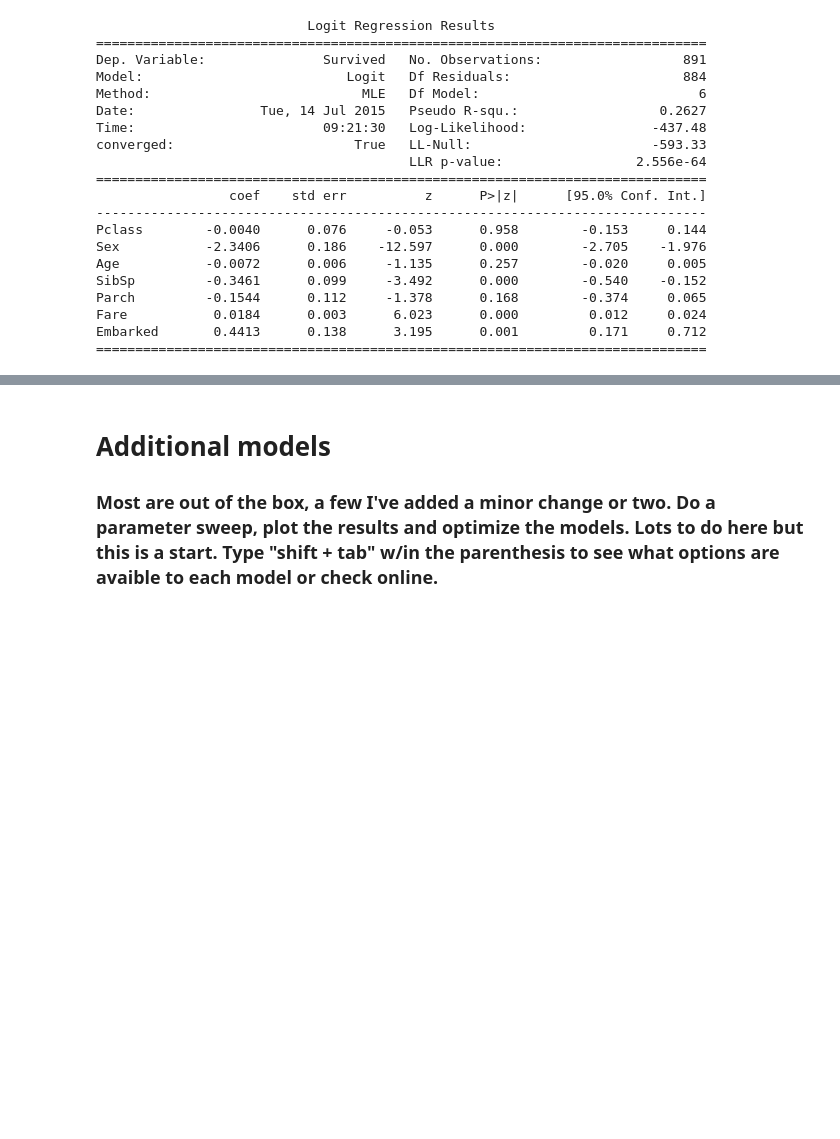
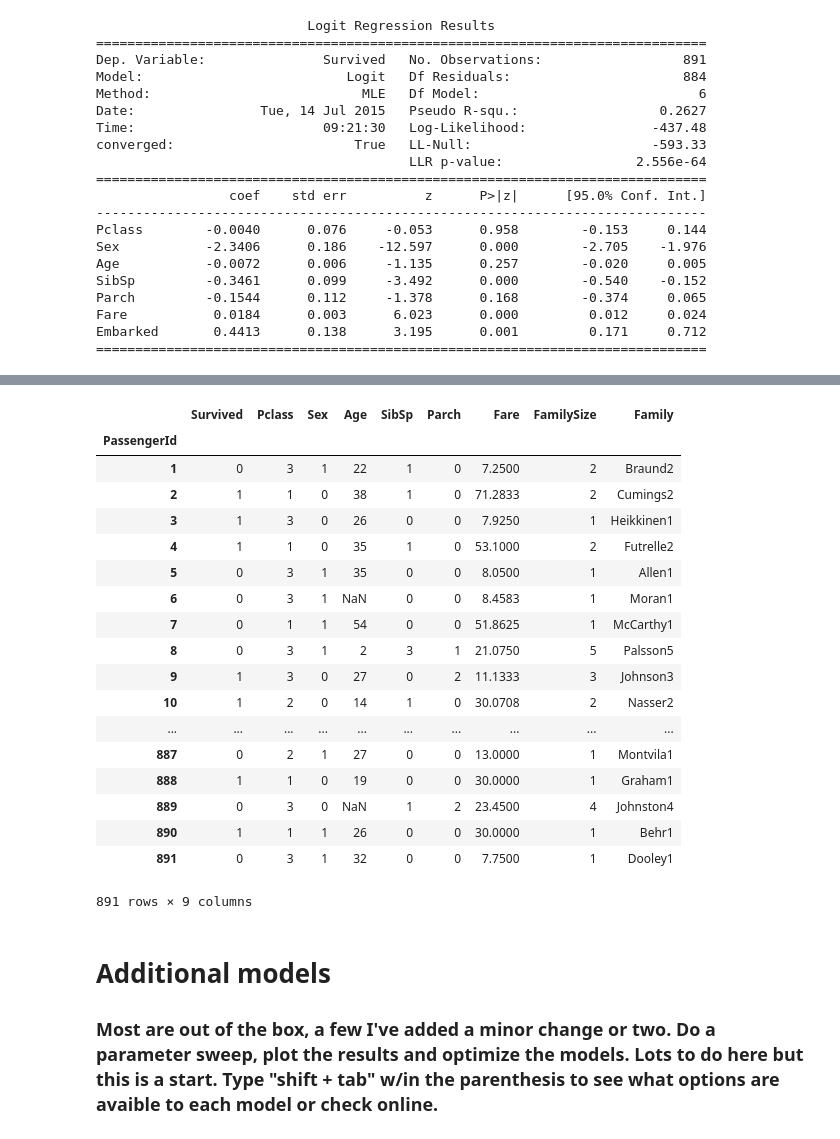
Before and after one commit to umnkaggle/Titanic, a Jupyter notebook: Titanic Workbook.ipynb, the cells around one changed output, grey strips where cells are left out. Saved outputs shown, nothing was run; the diff lists cells and outputs as text; code cells hidden in the pictures; blank space fills up the shorter version.

Commit message:
creating some functions, cleaning things up

```diff
--- a/Titanic Workbook.ipynb
+++ b/Titanic Workbook.ipynb
@@ -200,10 +210,15 @@ train_clean['FamilySize'] = train_clean['SibSp'] + train_clean['Parch'] + 1
 train_clean['Family'] = train_clean['Name'].apply(lambda name: name.split(',')[0]) + \
                         train_clean['FamilySize'].apply(lambda size: str(size))
 
-# Find a title - deal with this later, sounds like regex...
+# Title - deal with this later, sounds like regex...
 
 # set some dummy vars for categorical data
-train_clean['Sex'] = train_clean['Sex'].map( {'male':1, 'female':0} ).astype(int)
+#
+# can manually map categoricals or just use pd.get_dummies - I've wrapped this into
+#     a simple function that cycles through all categoricals and replaces the categorical
+#     with it's dummy correspondants
+#
+# train_clean['Sex'] = train_clean['Sex'].map( {'male':1, 'female':0} ).astype(int)
 
 # only 2 w/o departing values, impute the most frequent, 'S'
 train_clean['Embarked'].fillna(value=train_clean['Embarked'].mode()[0], inplace=True)
@@ -211,11 +226,5 @@ train_clean['Embarked'].fillna(value=train_clean['Embarked'].mode()[0], inplace=
 # drop ticket, name and cabin for now, attempt to incorporate them later
 train_clean.drop(['Ticket', 'Cabin', 'Embarked', 'Name'], axis=1, inplace=True)
 
-# fill in sex using a linear model (do not use survived as a predictor)
-train_age_model = train_clean.copy()
-train_age_model.dropna(inplace=True) # get rid of missing vals, we'll predict these
-y = train_age_model['Age']
-X = train_age_model.drop(['Age','Survived'], axis=1)
-age_ols = sm.OLS(y,X)
-age_ols_fit = age_ols.fit()
-print age_ols_fit.summary()
+# get them dummies!
+train_clean = build_dummies(train_clean)
@@ -223,0 +231,9 @@ ValueError: could not convert string to float: Dooley1
+# %%
+# fill in sex using a linear model (do not use survived as a predictor)
+train_age_model = train_clean.copy()
+train_age_model.dropna(inplace=True) # get rid of missing vals, we'll predict these
+y = train_age_model['Age']
+X = train_age_model.drop(['Age'], axis=1)
+age_ols = sm.OLS(y,X)
+age_ols_fit = age_ols.fit()
+print age_ols_fit.summary()
@@ -294,3 +315,25 @@ for variable in categoricals:
+# %%
+train_clean
+# %% [output]
+|  | Survived | Pclass | Sex | Age | SibSp | Parch | Fare | FamilySize | Family |
+| PassengerId |  |  |  |  |  |  |  |  |  |
+| 1 | 0 | 3 | 1 | 22 | 1 | 0 | 7.2500 | 2 | Braund2 |
+| 2 | 1 | 1 | 0 | 38 | 1 | 0 | 71.2833 | 2 | Cumings2 |
+| 3 | 1 | 3 | 0 | 26 | 0 | 0 | 7.9250 | 1 | Heikkinen1 |
+| 4 | 1 | 1 | 0 | 35 | 1 | 0 | 53.1000 | 2 | Futrelle2 |
+| 5 | 0 | 3 | 1 | 35 | 0 | 0 | 8.0500 | 1 | Allen1 |
+| 6 | 0 | 3 | 1 | NaN | 0 | 0 | 8.4583 | 1 | Moran1 |
+| 7 | 0 | 1 | 1 | 54 | 0 | 0 | 51.8625 | 1 | McCarthy1 |
+| 8 | 0 | 3 | 1 | 2 | 3 | 1 | 21.0750 | 5 | Palsson5 |
+| 9 | 1 | 3 | 0 | 27 | 0 | 2 | 11.1333 | 3 | Johnson3 |
+| 10 | 1 | 2 | 0 | 14 | 1 | 0 | 30.0708 | 2 | Nasser2 |
+| ... | ... | ... | ... | ... | ... | ... | ... | ... | ... |
+| 887 | 0 | 2 | 1 | 27 | 0 | 0 | 13.0000 | 1 | Montvila1 |
+| 888 | 1 | 1 | 0 | 19 | 0 | 0 | 30.0000 | 1 | Graham1 |
+| 889 | 0 | 3 | 0 | NaN | 1 | 2 | 23.4500 | 4 | Johnston4 |
+| 890 | 1 | 1 | 1 | 26 | 0 | 0 | 30.0000 | 1 | Behr1 |
+| 891 | 0 | 3 | 1 | 32 | 0 | 0 | 7.7500 | 1 | Dooley1 |
+891 rows × 9 columns
 # %% [markdown]
 # Additional models
 ### Most are out of the box, a few I've added a minor change or two. Do a parameter sweep, plot the results and optimize the models. Lots to do here but this is a start. Type "shift + tab"  w/in the parenthesis to see what options are avaible to each model or check online.
```
Also changed, not shown: parts of 11 cells of this notebook.
